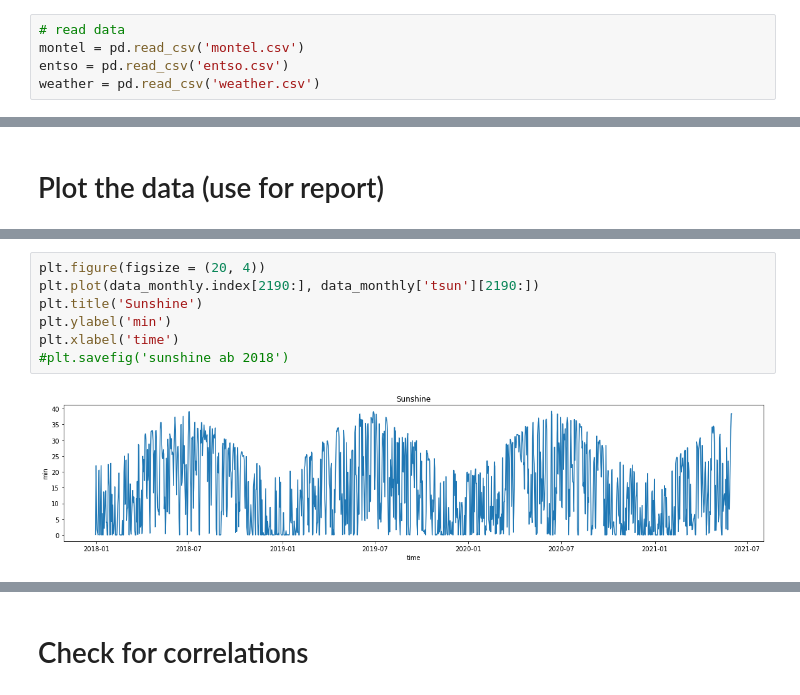
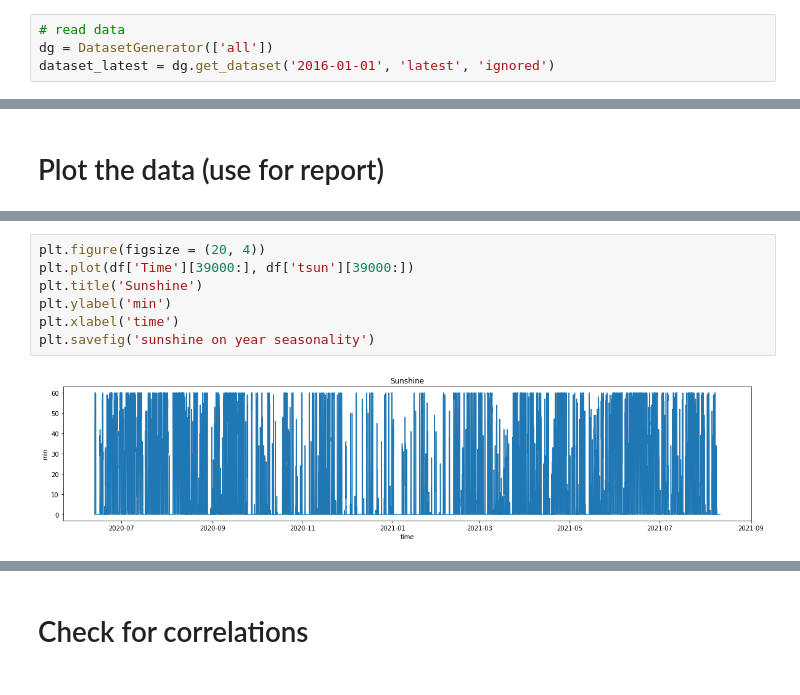
Before and after one commit to kerstinforster/electricity-price-forecasting, a Jupyter notebook: datalab/Datapatterns.ipynb, the cells around one changed output, grey strips where cells are left out. Drawn from its saved outputs; the diff is of its cells as text.

```diff
--- a/datalab/Datapatterns.ipynb
+++ b/datalab/Datapatterns.ipynb
@@ -12,5 +14,4 @@ import scipy.stats as stats
 # %%
 # read data
-montel = pd.read_csv('montel.csv')
-entso = pd.read_csv('entso.csv')
-weather = pd.read_csv('weather.csv')
+dg = DatasetGenerator(['all'])
+dataset_latest = dg.get_dataset('2016-01-01', 'latest', 'ignored')
@@ -246,11 +246,11 @@ plt.title('Weather condition code')
 # %%
 plt.figure(figsize = (20, 4))
-plt.plot(data_monthly.index[2190:], data_monthly['tsun'][2190:])
+plt.plot(df['Time'][39000:], df['tsun'][39000:])
 plt.title('Sunshine')
 plt.ylabel('min')
 plt.xlabel('time')
-#plt.savefig('sunshine ab 2018')
+plt.savefig('sunshine on year seasonality')
 # %% [output]
-[figure, old version]
+[figure, new version]
 # %%
 plt.figure(figsize = (20, 4))
```
Also changed, not shown: parts of 5 cells of this notebook.
